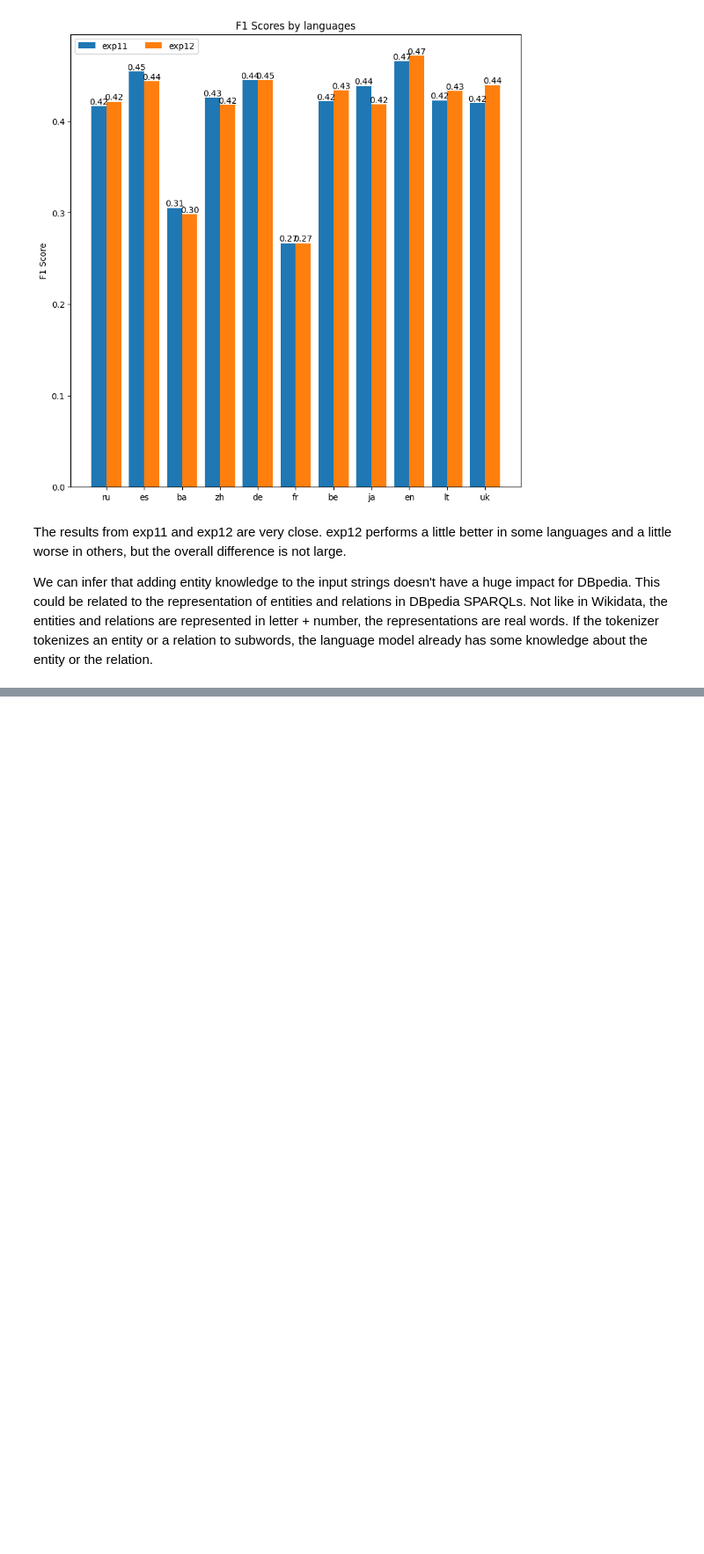
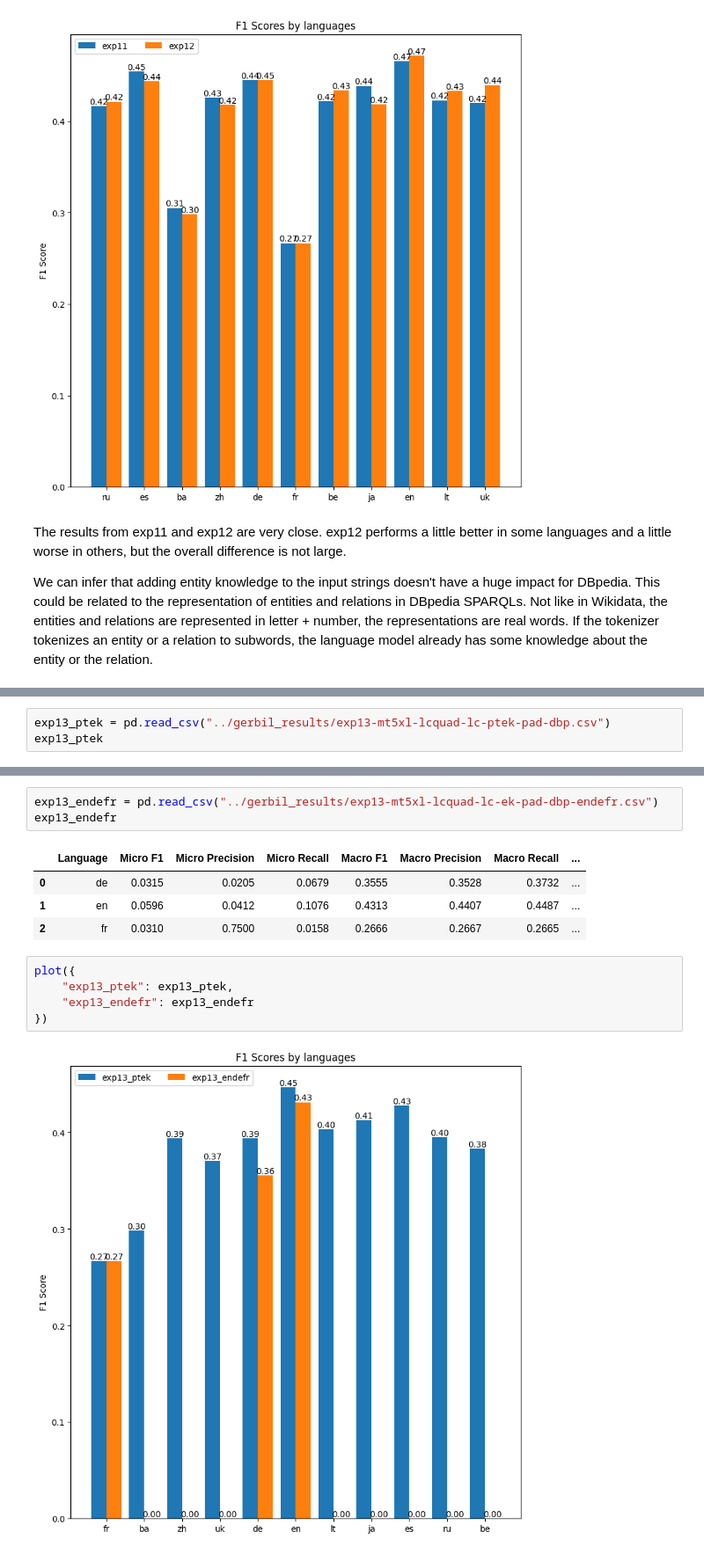
Before and after one commit to dice-group/MST5, a Jupyter notebook: notebooks/eval_results_dbpedia.ipynb, the cells around one changed output, grey strips where cells are left out. Shown at 88% size. Saved outputs shown, nothing was run; the diff lists cells and outputs as text; blank space fills up the shorter version.

Commit message:
DBpedia exp13 results analysis

```diff
--- a/notebooks/eval_results_dbpedia.ipynb
+++ b/notebooks/eval_results_dbpedia.ipynb
@@ -223,0 +266,3 @@ Not like in Wikidata, the entities and relations are represented in letter + num
+# %%
+exp13_ptek = pd.read_csv("../gerbil_results/exp13-mt5xl-lcquad-lc-ptek-pad-dbp.csv")
+exp13_ptek
@@ -223,0 +282,15 @@ Not like in Wikidata, the entities and relations are represented in letter + num
+# %%
+exp13_endefr = pd.read_csv("../gerbil_results/exp13-mt5xl-lcquad-lc-ek-pad-dbp-endefr.csv")
+exp13_endefr
+# %% [output]
+|  | Language | Micro F1 | Micro Precision | Micro Recall | Macro F1 | Macro Precision | Macro Recall | ... |
+| 0 | de | 0.0315 | 0.0205 | 0.0679 | 0.3555 | 0.3528 | 0.3732 | ... |
+| 1 | en | 0.0596 | 0.0412 | 0.1076 | 0.4313 | 0.4407 | 0.4487 | ... |
+| 2 | fr | 0.0310 | 0.7500 | 0.0158 | 0.2666 | 0.2667 | 0.2665 | ... |
+# %%
+plot({
+    "exp13_ptek": exp13_ptek,
+    "exp13_endefr": exp13_endefr
+})
+# %% [output]
+[figure, added]
```
Also changed, not shown: parts of 11 cells of this notebook.
